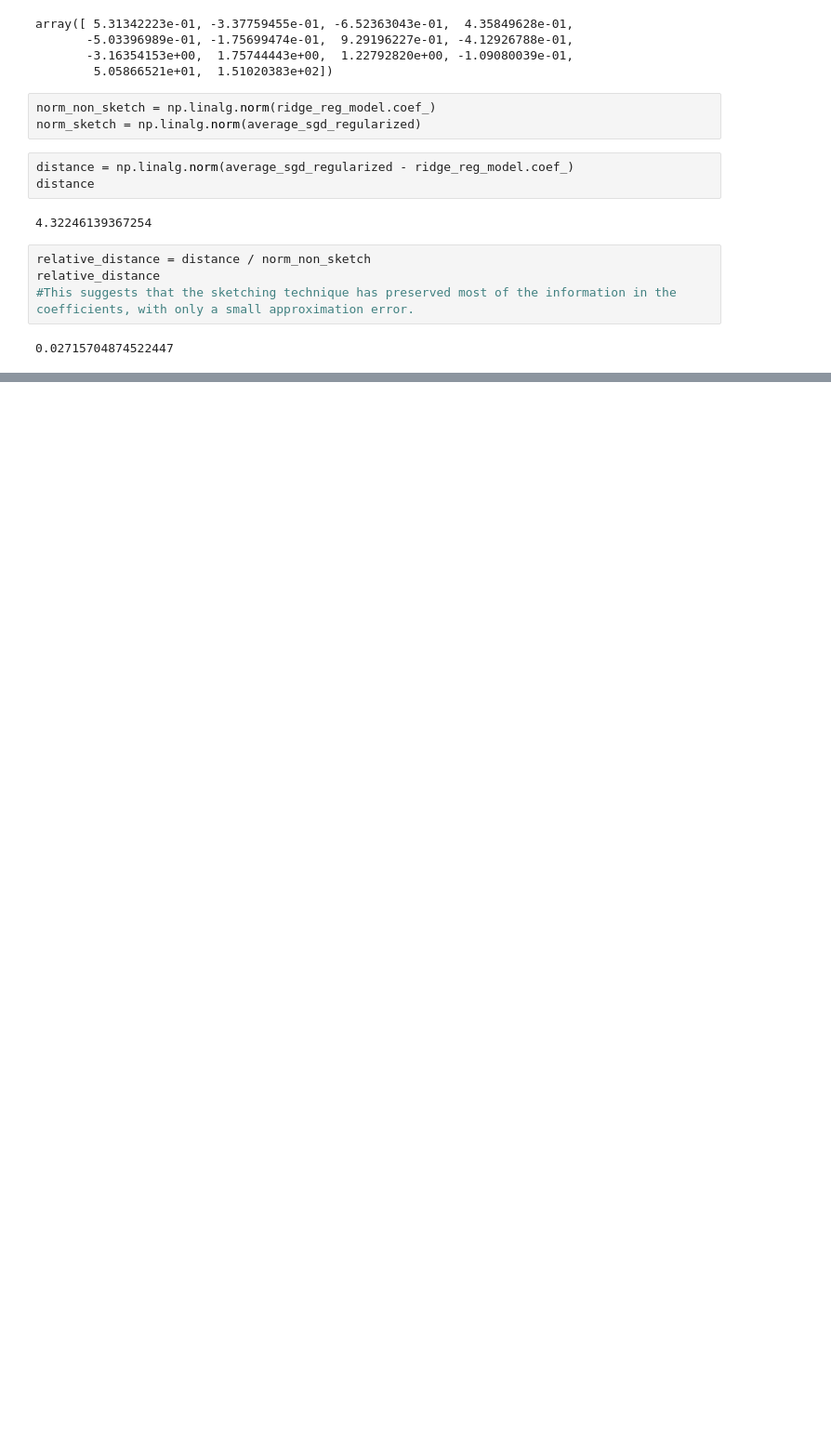
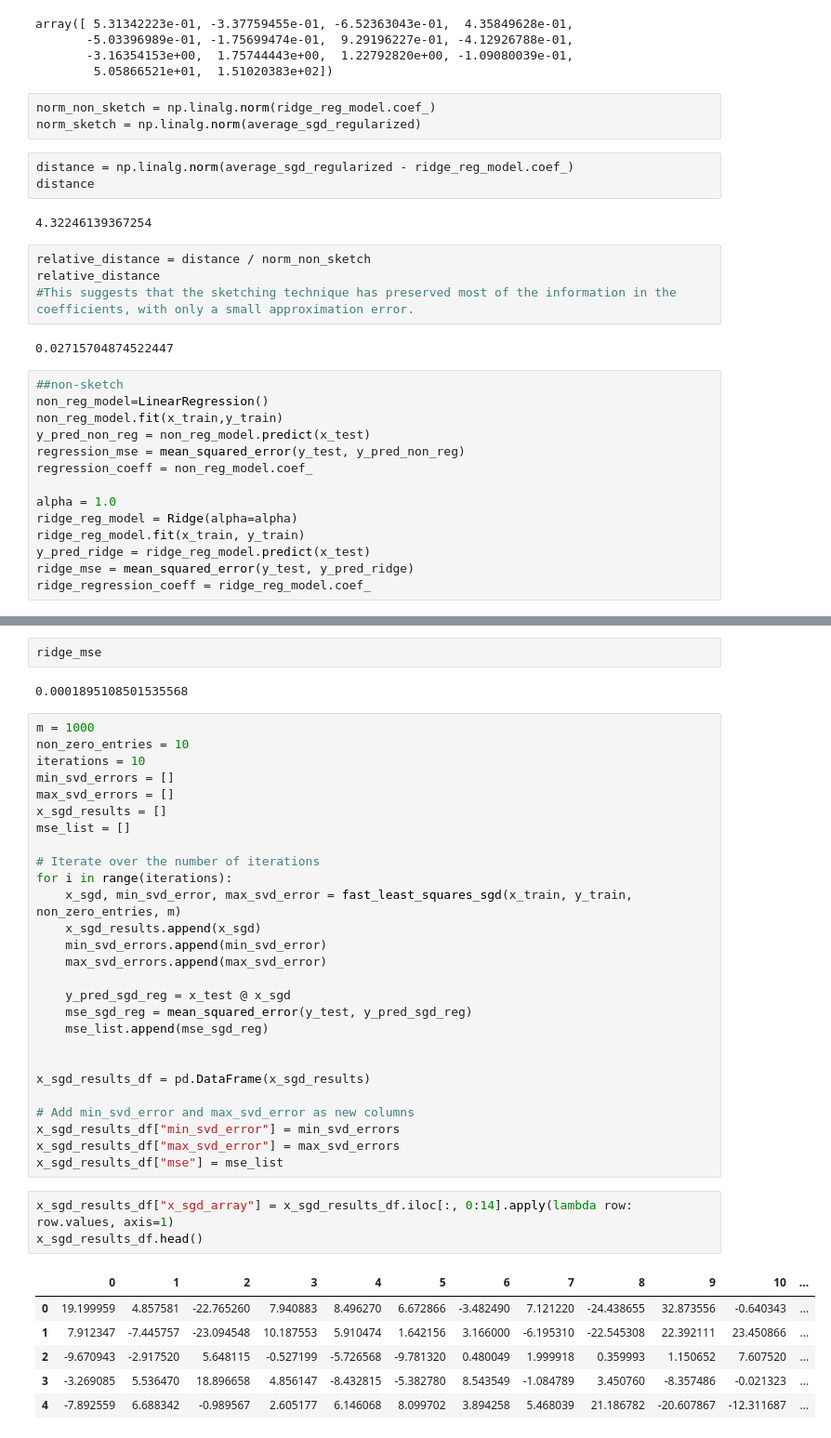
Before and after one commit to LakBoonJun1/DSA4288, a Jupyter notebook: Notebook/application.ipynb, the cells around one changed output, grey strips where cells are left out. Shown at 93% size. Drawn from its saved outputs; the diff is of its cells as text; blank space fills up the shorter version.

```diff
--- a/Notebook/application.ipynb
+++ b/Notebook/application.ipynb
@@ -809,3 +810,17 @@ relative_distance
 #This suggests that the sketching technique has preserved most of the information in the coefficients, with only a small approximation error.
 # %% [output]
 0.02715704874522447
+# %%
+##non-sketch
+non_reg_model=LinearRegression()
+non_reg_model.fit(x_train,y_train)
+y_pred_non_reg = non_reg_model.predict(x_test)
+regression_mse = mean_squared_error(y_test, y_pred_non_reg)
+regression_coeff = non_reg_model.coef_
+
+alpha = 1.0
+ridge_reg_model = Ridge(alpha=alpha)
+ridge_reg_model.fit(x_train, y_train)
+y_pred_ridge = ridge_reg_model.predict(x_test)
+ridge_mse = mean_squared_error(y_test, y_pred_ridge)
+ridge_regression_coeff = ridge_reg_model.coef_
@@ -811,0 +845,41 @@ relative_distance
+# %%
+ridge_mse
+# %% [output]
+0.0001895108501535568
+# %%
+m = 1000
+non_zero_entries = 10
+iterations = 10
+min_svd_errors = []
+max_svd_errors = []
+x_sgd_results = []
+mse_list = []
+
+# Iterate over the number of iterations
+for i in range(iterations):
+    x_sgd, min_svd_error, max_svd_error = fast_least_squares_sgd(x_train, y_train, non_zero_entries, m)
+    x_sgd_results.append(x_sgd)
+    min_svd_errors.append(min_svd_error)
+    max_svd_errors.append(max_svd_error)
+
+    y_pred_sgd_reg = x_test @ x_sgd
+    mse_sgd_reg = mean_squared_error(y_test, y_pred_sgd_reg)
+    mse_list.append(mse_sgd_reg)
+
+
+x_sgd_results_df = pd.DataFrame(x_sgd_results)
+
+# Add min_svd_error and max_svd_error as new columns
+x_sgd_results_df["min_svd_error"] = min_svd_errors
+x_sgd_results_df["max_svd_error"] = max_svd_errors
+x_sgd_results_df["mse"] = mse_list
+# %%
+x_sgd_results_df["x_sgd_array"] = x_sgd_results_df.iloc[:, 0:14].apply(lambda row: row.values, axis=1)
+x_sgd_results_df.head()
+# %% [output]
+|  | 0 | 1 | 2 | 3 | 4 | 5 | 6 | 7 | 8 | 9 | 10 | ... |
+| 0 | 19.199959 | 4.857581 | -22.765260 | 7.940883 | 8.496270 | 6.672866 | -3.482490 | 7.121220 | -24.438655 | 32.873556 | -0.640343 | ... |
+| 1 | 7.912347 | -7.445757 | -23.094548 | 10.187553 | 5.910474 | 1.642156 | 3.166000 | -6.195310 | -22.545308 | 22.392111 | 23.450866 | ... |
+| 2 | -9.670943 | -2.917520 | 5.648115 | -0.527199 | -5.726568 | -9.781320 | 0.480049 | 1.999918 | 0.359993 | 1.150652 | 7.607520 | ... |
+| 3 | -3.269085 | 5.536470 | 18.896658 | 4.856147 | -8.432815 | -5.382780 | 8.543549 | -1.084789 | 3.450760 | -8.357486 | -0.021323 | ... |
+| 4 | -7.892559 | 6.688342 | -0.989567 | 2.605177 | 6.146068 | 8.099702 | 3.894258 | 5.468039 | 21.186782 | -20.607867 | -12.311687 | ... |
```
Also changed, not shown: parts of 8 cells of this notebook, 2 other files.
